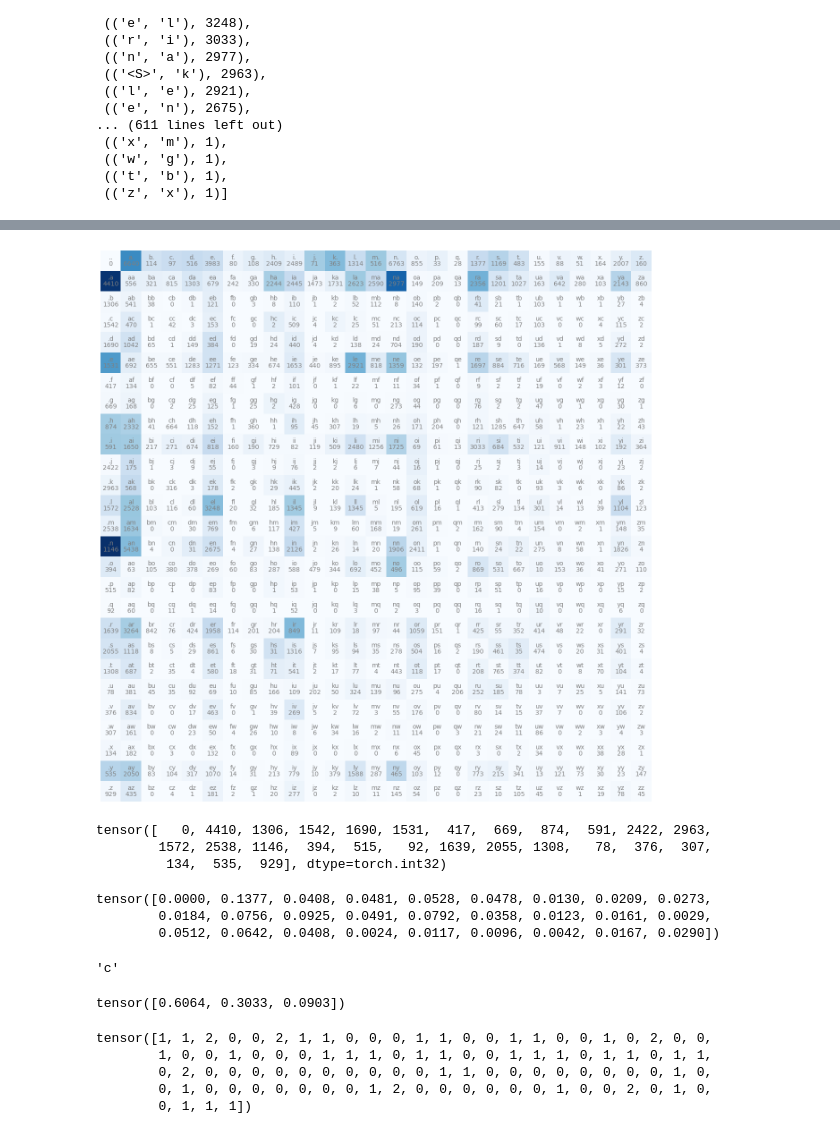
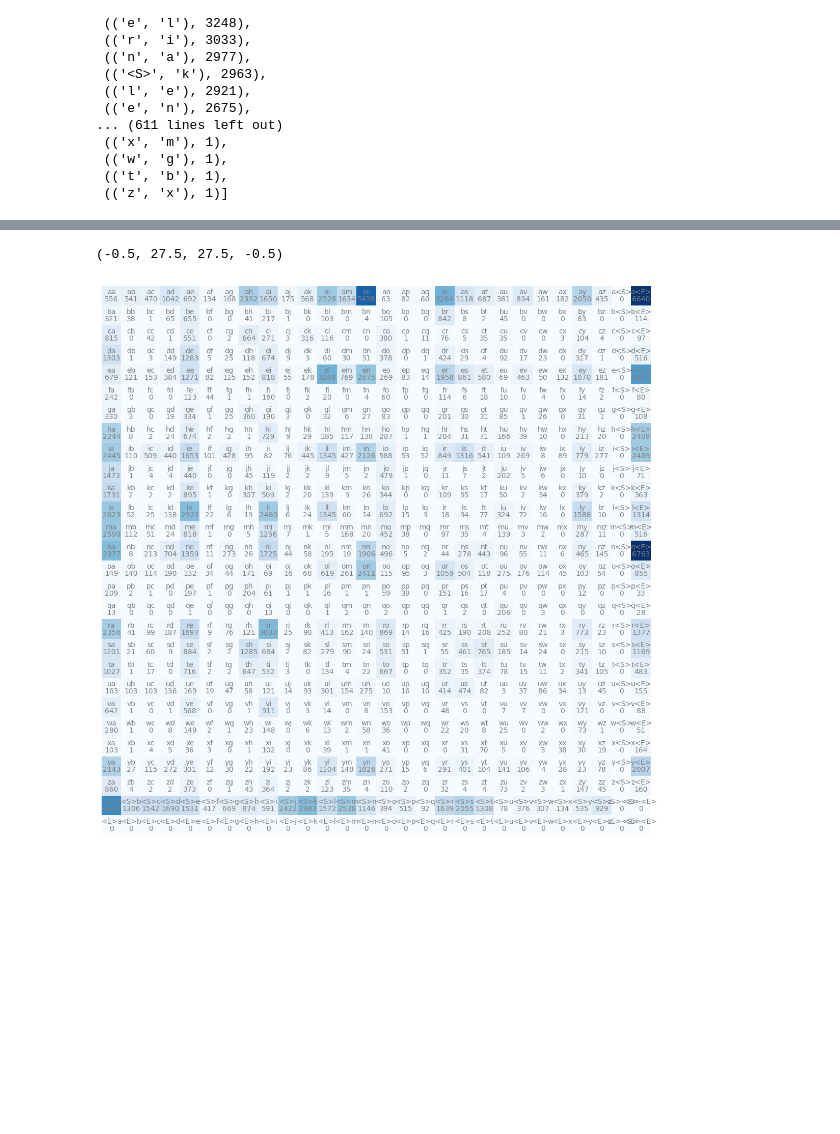
Before and after one commit to klnamv/neural_networks, a Jupyter notebook: makemore/makemore.ipynb, the cells around one changed output, grey strips where cells are left out. Drawn from its saved outputs; the diff is of its cells as text; code cells hidden in the pictures; blank space fills up the shorter version.

Commit message:
exploring dataset, count bigrams in a 2D torch tensor

```diff
--- a/makemore/makemore.ipynb
+++ b/makemore/makemore.ipynb
@@ -60,7 +60,7 @@ import torch
 # %%
-N = torch.zeros((27, 27), dtype=torch.int32)
+N = torch.zeros((28,28), dtype = torch.int32)
 # %%
 chars = sorted(list(set(''.join(words))))
-stoi = {s:i+1 for i, s in enumerate(chars)}
-stoi['.'] = 0
-stoi
+stoi = {s: i for i, s in enumerate(chars)}
+stoi['<S>'] = 26
+stoi['<E>'] = 27
@@ -85,6 +67,7 @@ stoi
 # %%
+
 for w in words:
-    chs = ['.'] + list(w) + ['.']
+    chs = ['<S>'] + list(w) + ['<E>']
     for ch1, ch2 in zip(chs, chs[1:]):
         ix1 = stoi[ch1]
         ix2 = stoi[ch2]
@@ -115,49 +77,12 @@ itos = {i: s for s,i in stoi.items()}
 # %%
-import matplotlib.pyplot as plt
-%matplotlib inline
-
-plt.figure(figsize=(16,16))
+plt.figure(figsize=(14,14))
 plt.imshow(N, cmap='Blues')
-for i in range(27):
-    for j in range(27):
-        chstr = itos[i] + itos[j]
-        plt.text(i, j, chstr, ha='center', va='bottom', color='gray')
-        plt.text(i, j, N[i, j].item(), ha='center', va='top', color='gray')
-plt.axis('off');
+for i in range(28):
+    for j in range(28):
+        chstr = itos[i]+itos[j]
+        plt.text(j, i, chstr, ha='center', va = 'bottom', color='gray')
+        plt.text(j, i, N[i,j].item(), ha='center', va='top', color = 'gray')
+plt.axis('off')
 # %% [output]
+(-0.5, 27.5, 27.5, -0.5)
-[figure, old version]
+[figure, new version]
-# %%
-N[0]
-# %% [output]
-tensor([   0, 4410, 1306, 1542, 1690, 1531,  417,  669,  874,  591, 2422, 2963,
-        1572, 2538, 1146,  394,  515,   92, 1639, 2055, 1308,   78,  376,  307,
-         134,  535,  929], dtype=torch.int32)
-# %%
-p = N[0].float()
-p /= p.sum()
-p
-# %% [output]
-tensor([0.0000, 0.1377, 0.0408, 0.0481, 0.0528, 0.0478, 0.0130, 0.0209, 0.0273,
-        0.0184, 0.0756, 0.0925, 0.0491, 0.0792, 0.0358, 0.0123, 0.0161, 0.0029,
-        0.0512, 0.0642, 0.0408, 0.0024, 0.0117, 0.0096, 0.0042, 0.0167, 0.0290])
-# %%
-g = torch.Generator().manual_seed(2147483647)
-ix = torch.multinomial(p, num_samples=1, replacement=True, generator=g).item()
-itos[ix]
-# %% [output]
-'c'
-# %%
-g = torch.Generator().manual_seed(2147483647)
-p = torch.rand(3, generator=g)
-p /= p.sum()
-p
-# %% [output]
-tensor([0.6064, 0.3033, 0.0903])
-# %%
-torch.multinomial(p, num_samples=100, replacement=True, generator=g)
-# %% [output]
-tensor([1, 1, 2, 0, 0, 2, 1, 1, 0, 0, 0, 1, 1, 0, 0, 1, 1, 0, 0, 1, 0, 2, 0, 0,
-        1, 0, 0, 1, 0, 0, 0, 1, 1, 1, 0, 1, 1, 0, 0, 1, 1, 1, 0, 1, 1, 0, 1, 1,
-        0, 2, 0, 0, 0, 0, 0, 0, 0, 0, 0, 0, 1, 1, 0, 0, 0, 0, 0, 0, 0, 0, 1, 0,
-        0, 1, 0, 0, 0, 0, 0, 0, 0, 1, 2, 0, 0, 0, 0, 0, 0, 1, 0, 0, 2, 0, 1, 0,
-        0, 1, 1, 1])
```
Also changed, not shown: parts of 10 cells of this notebook.
